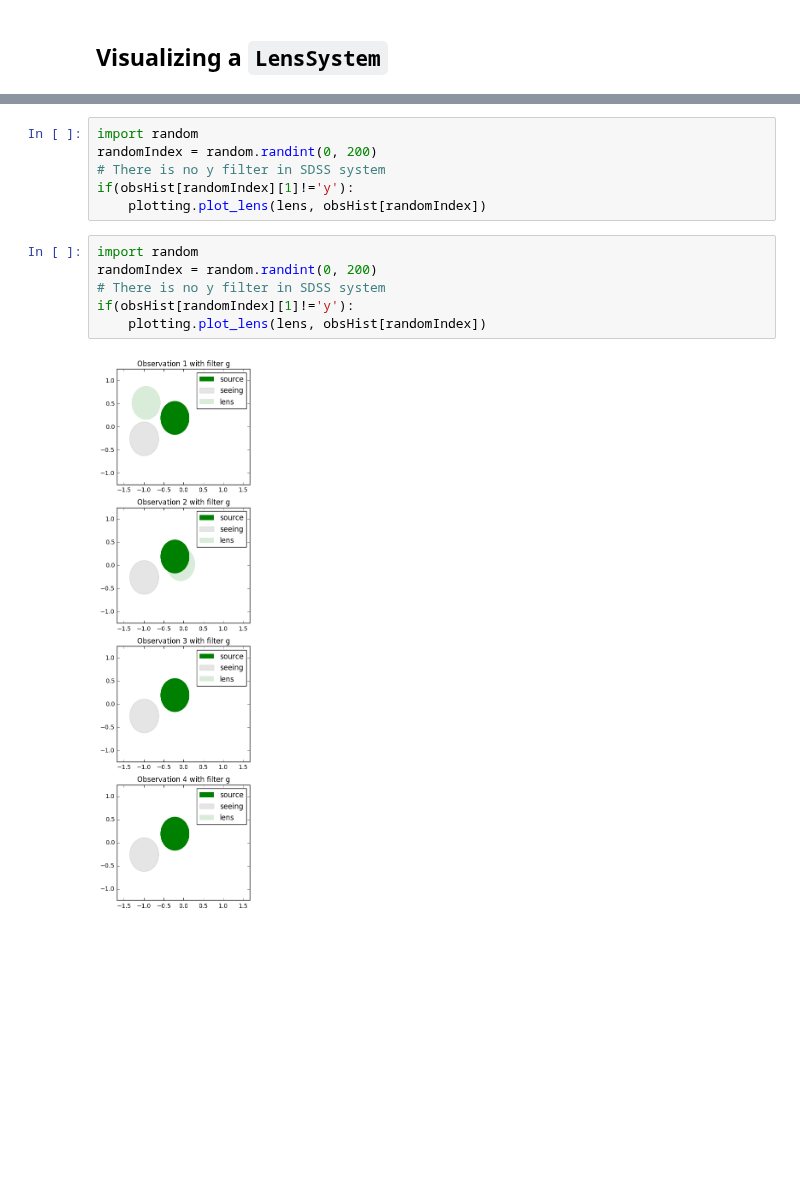
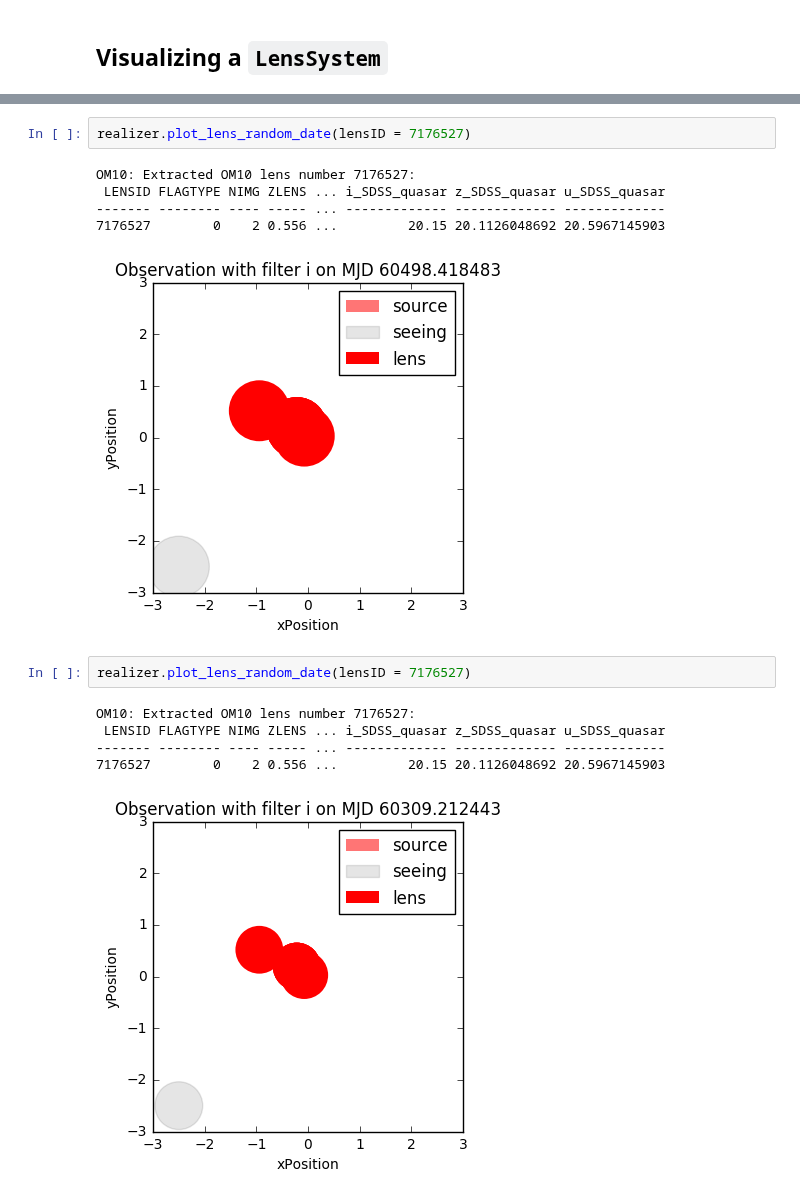
Before and after one commit to jiwoncpark/SLRealizer, a Jupyter notebook: doc/tutorials/Basics.ipynb, the cells around one changed output, grey strips where cells are left out. Saved outputs shown, nothing was run; the diff lists cells and outputs as text; blank space fills up the shorter version.

```diff
--- a/doc/tutorials/Basics.ipynb
+++ b/doc/tutorials/Basics.ipynb
@@ -87,14 +55,16 @@ if(obsHist[randomIndex][1]!='y'):
-# %%
-import random
-randomIndex = random.randint(0, 200)
-# There is no y filter in SDSS system
-if(obsHist[randomIndex][1]!='y'):
-    plotting.plot_lens(lens, obsHist[randomIndex])
-# %%
-import random
-randomIndex = random.randint(0, 200)
-# There is no y filter in SDSS system
-if(obsHist[randomIndex][1]!='y'):
-    plotting.plot_lens(lens, obsHist[randomIndex])
-# %% [output]
-[figure, removed]
+# %%
+realizer.plot_lens_random_date(lensID = 7176527)
+# %% [output]
+OM10: Extracted OM10 lens number 7176527:
+ LENSID FLAGTYPE NIMG ZLENS ... i_SDSS_quasar z_SDSS_quasar u_SDSS_quasar
+------- -------- ---- ----- ... ------------- ------------- -------------
+7176527        0    2 0.556 ...         20.15 20.1126048692 20.5967145903
+[figure, added]
+# %%
+realizer.plot_lens_random_date(lensID = 7176527)
+# %% [output]
+OM10: Extracted OM10 lens number 7176527:
+ LENSID FLAGTYPE NIMG ZLENS ... i_SDSS_quasar z_SDSS_quasar u_SDSS_quasar
+------- -------- ---- ----- ... ------------- ------------- -------------
+7176527        0    2 0.556 ...         20.15 20.1126048692 20.5967145903
+[figure, added]
```
Also changed, not shown: parts of 12 cells of this notebook, 19 other files.
